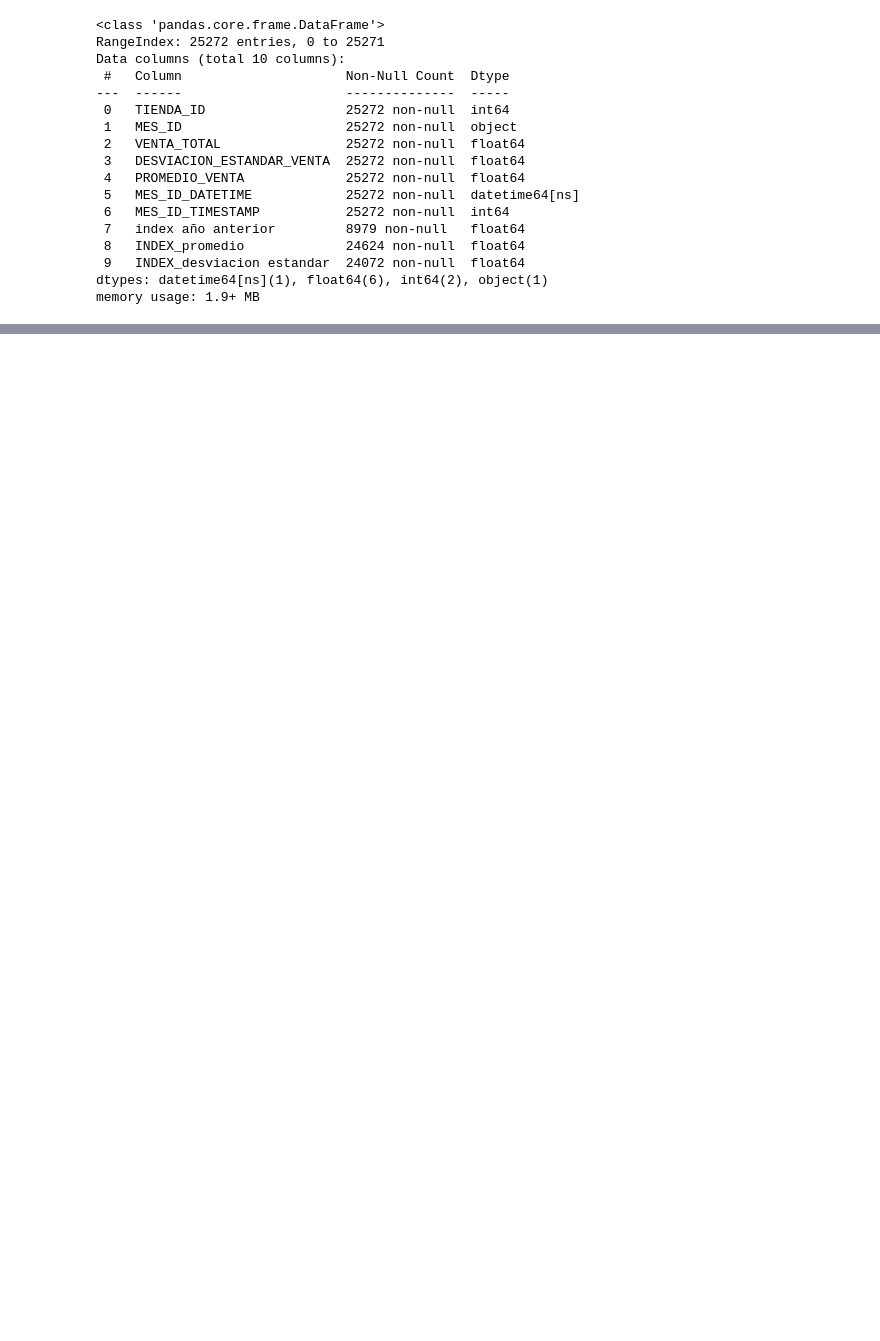
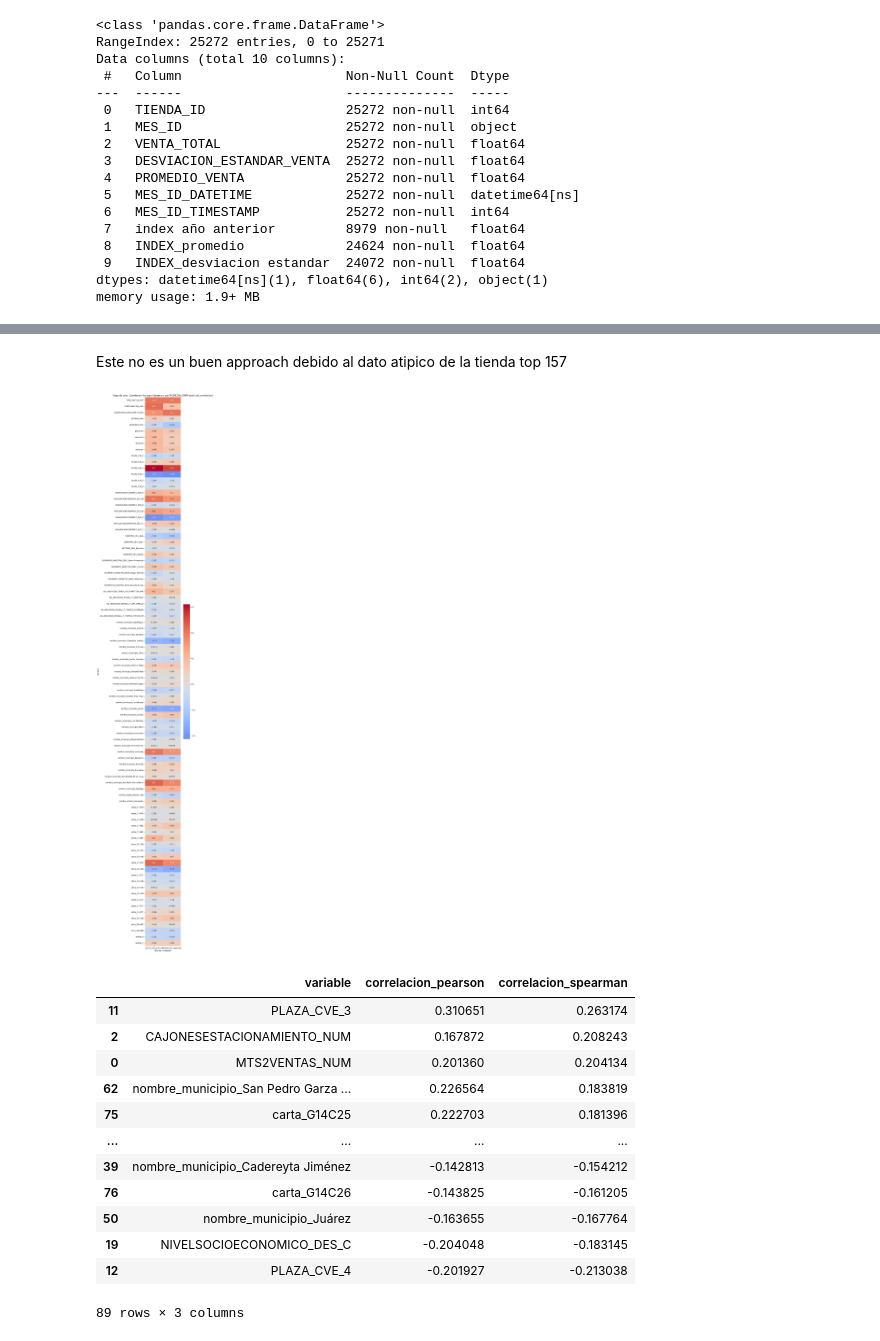
Before and after one commit to AdrianPinedaSanchez/Reto_Oxxo_DataKillers, a Jupyter notebook: Notebooks/EDA_IntegraciondatosOxxo.ipynb, the cells around one changed output, grey strips where cells are left out. Saved outputs shown, nothing was run; the diff lists cells and outputs as text; code cells hidden in the pictures; blank space fills up the shorter version.

```diff
--- a/Notebooks/EDA_IntegraciondatosOxxo.ipynb
+++ b/Notebooks/EDA_IntegraciondatosOxxo.ipynb
@@ -453,0 +1201,48 @@ df_ventas_completo.to_csv('df_ventas_completo.csv', index=False)
+# %% [markdown]
+
+Este no es un buen approach debido al dato atipico de la tienda top 157
+# %%
+import seaborn as sns
+import matplotlib.pyplot as plt
+
+# Solo usa las variables de cols_correlacion para el análisis de correlación
+# (ya está definida en tu notebook como la lista de features relevantes)
+corr_pearson = df_one_hot_train[cols_correlacion + ['PROMEDIO_VENTA']].corr(method='pearson')['PROMEDIO_VENTA'].drop('PROMEDIO_VENTA')
+corr_spearman = df_one_hot_train[cols_correlacion + ['PROMEDIO_VENTA']].corr(method='spearman')['PROMEDIO_VENTA'].drop('PROMEDIO_VENTA')
+
+# Guardar en un DataFrame, una columna para cada tipo de correlación
+df_corr = pd.DataFrame({
+    'variable': corr_pearson.index,
+    'correlacion_pearson': corr_pearson.values,
+    'correlacion_spearman': corr_spearman.values
+})
+
+# Visualización: mapa de calor solo para las variables de cols_correlacion
+plt.figure(figsize=(8, max(6, len(df_corr) // 2)))
+sns.heatmap(
+    df_corr.set_index('variable')[['correlacion_pearson', 'correlacion_spearman']],
+    annot=True, cmap='coolwarm', center=0
+)
+plt.title('Mapa de calor: Correlación Pearson y Spearman con PROMEDIO_VENTA (solo cols_correlacion)')
+plt.ylabel('Variable')
+plt.xlabel('Tipo de correlación')
+plt.tight_layout()
+plt.show()
+
+# Mostrar el DataFrame ordenado por Spearman
+df_corr.sort_values('correlacion_spearman', ascending=False)
+# %% [output]
+[figure, added]
+|  | variable | correlacion_pearson | correlacion_spearman |
+| 11 | PLAZA_CVE_3 | 0.310651 | 0.263174 |
+| 2 | CAJONESESTACIONAMIENTO_NUM | 0.167872 | 0.208243 |
+| 0 | MTS2VENTAS_NUM | 0.201360 | 0.204134 |
+| 62 | nombre_municipio_San Pedro Garza ... | 0.226564 | 0.183819 |
+| 75 | carta_G14C25 | 0.222703 | 0.181396 |
+| ... | ... | ... | ... |
+| 39 | nombre_municipio_Cadereyta Jiménez | -0.142813 | -0.154212 |
+| 76 | carta_G14C26 | -0.143825 | -0.161205 |
+| 50 | nombre_municipio_Juárez | -0.163655 | -0.167764 |
+| 19 | NIVELSOCIOECONOMICO_DES_C | -0.204048 | -0.183145 |
+| 12 | PLAZA_CVE_4 | -0.201927 | -0.213038 |
+89 rows × 3 columns
```
Also changed, not shown: parts of 41 cells of this notebook.
